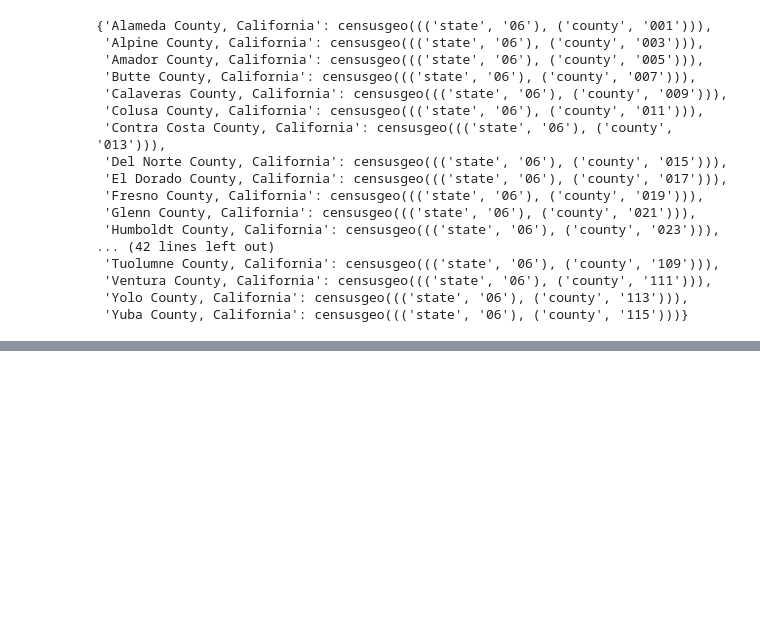
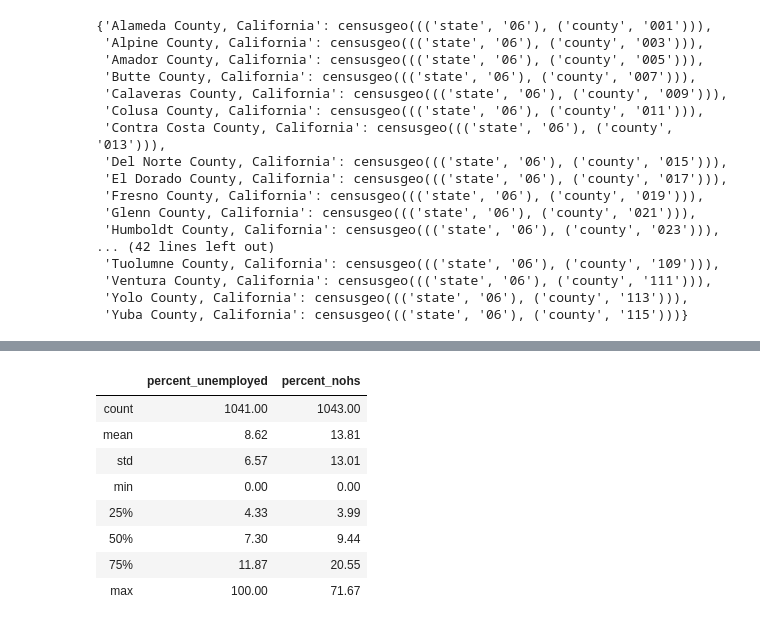
Before and after one commit to raywhelan01/Housing_Final_Project, a Jupyter notebook: census.ipynb, the cells around one changed output, grey strips where cells are left out. Cells and saved outputs as stored; diff of their text form; code cells hidden in the pictures; blank space fills up the shorter version.

```diff
--- a/census.ipynb
+++ b/census.ipynb
@@ -130,0 +212,27 @@ censusdata.geographies(censusdata.censusgeo([('state', '06'), ('county', '*')]),
+# %%
+#Check this logic for Almeda county
+
+cookbg = censusdata.download('acs5', 2015,
+                             censusdata.censusgeo([('state', '06'), ('county', '001'), ('block group', '*')]),
+                             ['B23025_003E', 'B23025_005E', 'B15003_001E', 'B15003_002E', 'B15003_003E',
+                              'B15003_004E', 'B15003_005E', 'B15003_006E', 'B15003_007E', 'B15003_008E',
+                              'B15003_009E', 'B15003_010E', 'B15003_011E', 'B15003_012E', 'B15003_013E',
+                              'B15003_014E', 'B15003_015E', 'B15003_016E'])
+cookbg['percent_unemployed'] = cookbg.B23025_005E / cookbg.B23025_003E * 100
+cookbg['percent_nohs'] = (cookbg.B15003_002E + cookbg.B15003_003E + cookbg.B15003_004E
+                          + cookbg.B15003_005E + cookbg.B15003_006E + cookbg.B15003_007E + cookbg.B15003_008E
+                          + cookbg.B15003_009E + cookbg.B15003_010E + cookbg.B15003_011E + cookbg.B15003_012E
+                          + cookbg.B15003_013E + cookbg.B15003_014E +
+                          cookbg.B15003_015E + cookbg.B15003_016E) / cookbg.B15003_001E * 100
+cookbg = cookbg[['percent_unemployed', 'percent_nohs']]
+cookbg.describe()
+# %% [output]
+|  | percent_unemployed | percent_nohs |
+| count | 1041.00 | 1043.00 |
+| mean | 8.62 | 13.81 |
+| std | 6.57 | 13.01 |
+| min | 0.00 | 0.00 |
+| 25% | 4.33 | 3.99 |
+| 50% | 7.30 | 9.44 |
+| 75% | 11.87 | 20.55 |
+| max | 100.00 | 71.67 |
```
Also changed, not shown: parts of 7 cells of this notebook.
